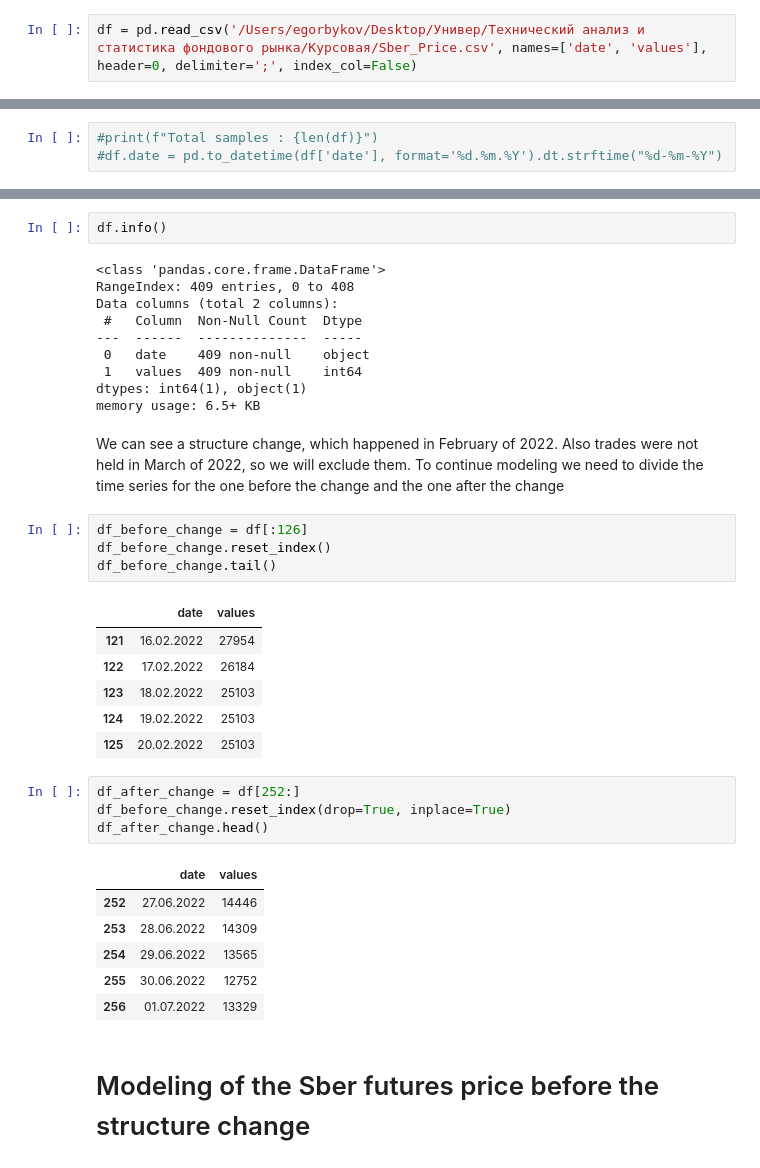
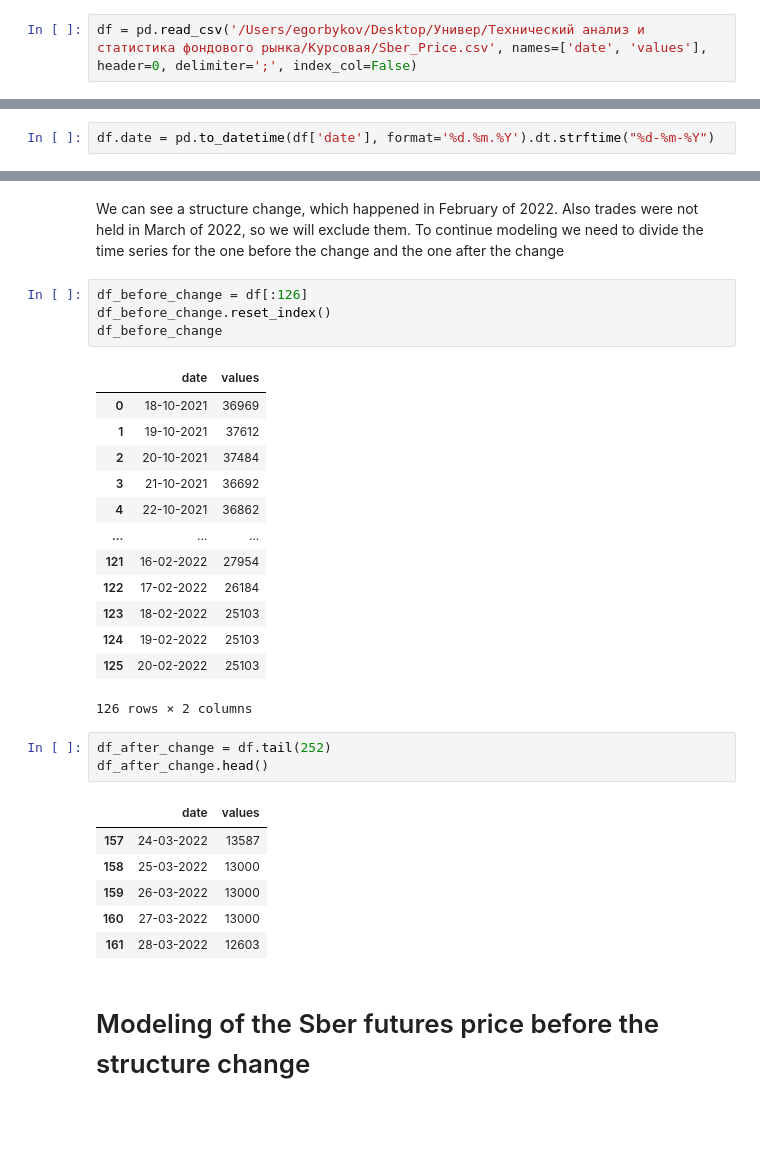
Before and after one commit to emBykov/Sber_Futures_Price_Forecast2022, a Jupyter notebook: Course work.ipynb, the cells around one changed output, grey strips where cells are left out. Cells and saved outputs as stored; diff of their text form; blank space fills up the shorter version.

```diff
--- a/Course work.ipynb
+++ b/Course work.ipynb
@@ -27,6 +58,5 @@ df = pd.read_csv('/Users/egorbykov/Desktop/Универ/Технический
 # %%
-#print(f"Total samples : {len(df)}")
-#df.date = pd.to_datetime(df['date'], format='%d.%m.%Y').dt.strftime("%d-%m-%Y")
+df.date = pd.to_datetime(df['date'], format='%d.%m.%Y').dt.strftime("%d-%m-%Y")
 # %%
 f = plt.figure()
 ax1 = f.add_subplot()
@@ -54,38 +72,32 @@ df.describe()
-# %%
-df.info()
-# %% [output]
-<class 'pandas.core.frame.DataFrame'>
-RangeIndex: 409 entries, 0 to 408
-Data columns (total 2 columns):
- #   Column  Non-Null Count  Dtype
----  ------  --------------  -----
- 0   date    409 non-null    object
- 1   values  409 non-null    int64
-dtypes: int64(1), object(1)
-memory usage: 6.5+ KB
 # %% [markdown]
 We can see a structure change, which happened in February of 2022. Also trades were not held in March of 2022, so we will exclude them. To continue modeling we need to divide the time series for the one before the change and the one after the change
 # %%
 df_before_change = df[:126]
 df_before_change.reset_index()
-df_before_change.tail()
+df_before_change
 # %% [output]
 |  | date | values |
-| 121 | 16.02.2022 | 27954 |
-| 122 | 17.02.2022 | 26184 |
-| 123 | 18.02.2022 | 25103 |
-| 124 | 19.02.2022 | 25103 |
-| 125 | 20.02.2022 | 25103 |
+| 0 | 18-10-2021 | 36969 |
+| 1 | 19-10-2021 | 37612 |
+| 2 | 20-10-2021 | 37484 |
+| 3 | 21-10-2021 | 36692 |
+| 4 | 22-10-2021 | 36862 |
+| ... | ... | ... |
+| 121 | 16-02-2022 | 27954 |
+| 122 | 17-02-2022 | 26184 |
+| 123 | 18-02-2022 | 25103 |
+| 124 | 19-02-2022 | 25103 |
+| 125 | 20-02-2022 | 25103 |
+126 rows × 2 columns
 # %%
-df_after_change = df[252:]
-df_before_change.reset_index(drop=True, inplace=True)
+df_after_change = df.tail(252)
 df_after_change.head()
 # %% [output]
 |  | date | values |
-| 252 | 27.06.2022 | 14446 |
-| 253 | 28.06.2022 | 14309 |
-| 254 | 29.06.2022 | 13565 |
-| 255 | 30.06.2022 | 12752 |
-| 256 | 01.07.2022 | 13329 |
+| 157 | 24-03-2022 | 13587 |
+| 158 | 25-03-2022 | 13000 |
+| 159 | 26-03-2022 | 13000 |
+| 160 | 27-03-2022 | 13000 |
+| 161 | 28-03-2022 | 12603 |
 # %% [markdown]
 # Modeling of the Sber futures price before the structure change
```
Also changed, not shown: parts of 45 cells of this notebook.
